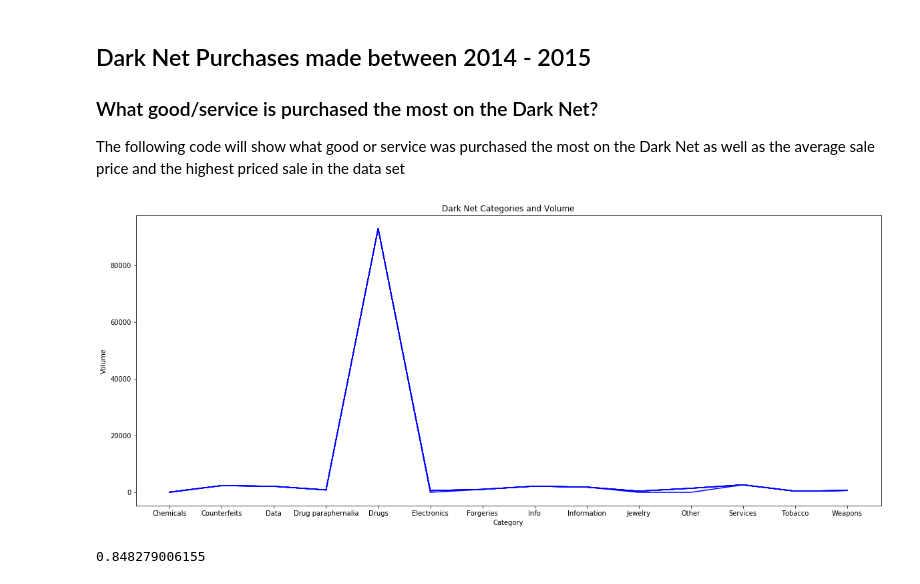
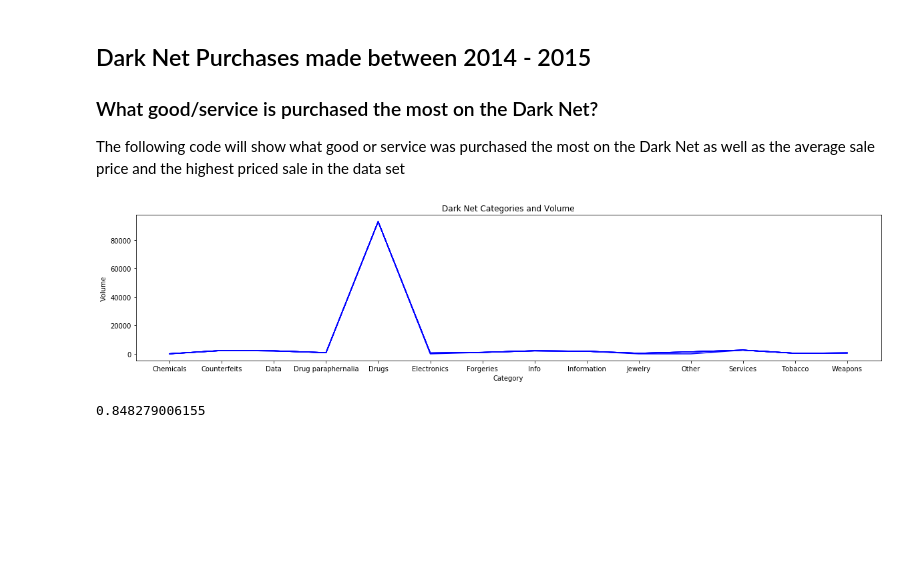
Before and after one commit to ccraig88/Dark-Net, a Jupyter notebook: Dark Net.ipynb, the cells around one changed output. Drawn from its saved outputs; the diff is of its cells as text; code cells hidden in the pictures; blank space fills up the shorter version.

```diff
--- a/Dark Net.ipynb
+++ b/Dark Net.ipynb
@@ -35,14 +39,14 @@ The following code will show what good or service was purchased the most on the
 and the highest priced sale in the data set
 # %%
 df = pd.read_csv('Darkweb_data_v7.csv')
-plt.figure(figsize=(20,8))
+plt.figure(figsize=(20,4))
 plt.plot(df.groupby('SubCat 1').count(), color='blue')
 plt.title('Dark Net Categories and Volume')
 plt.ylabel('Volume')
 plt.xlabel('Category')
 plt.show()
 # %% [output]
-[figure, old version]
+[figure, new version]
 # %%
 Category = df['Category'].count()
 Drug_Category = df.loc[lambda df: df['SubCat 1'] == 'Drugs', :].count()
```
Also changed, not shown: parts of 14 cells of this notebook.
